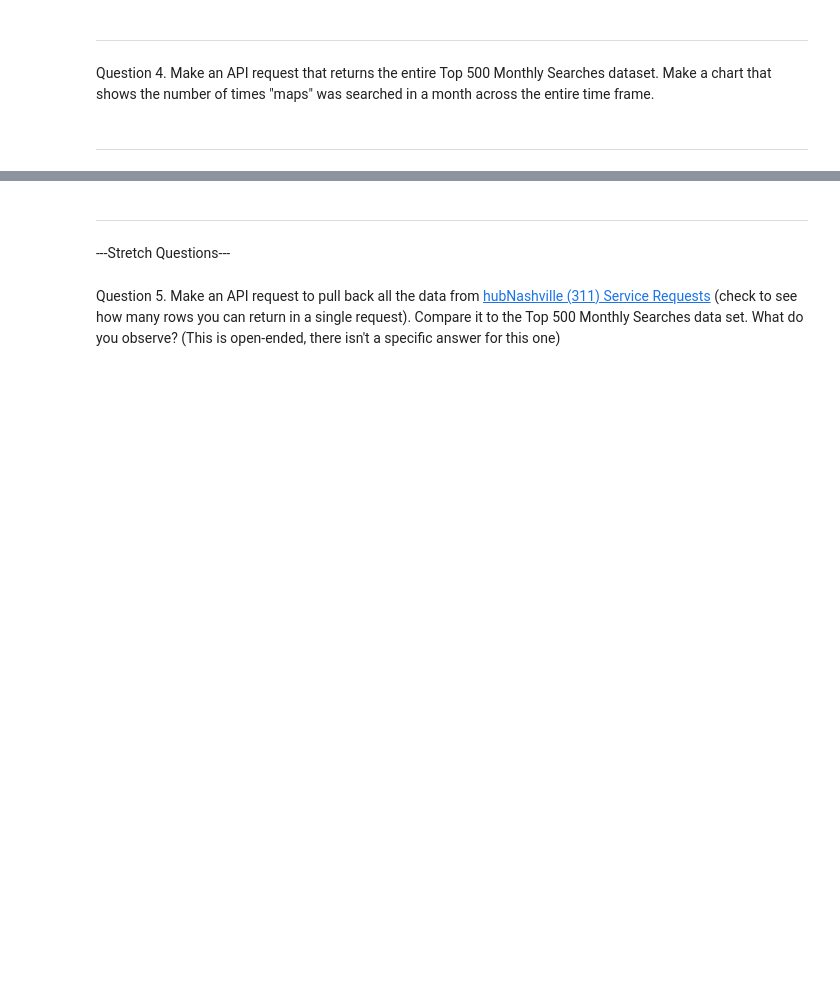
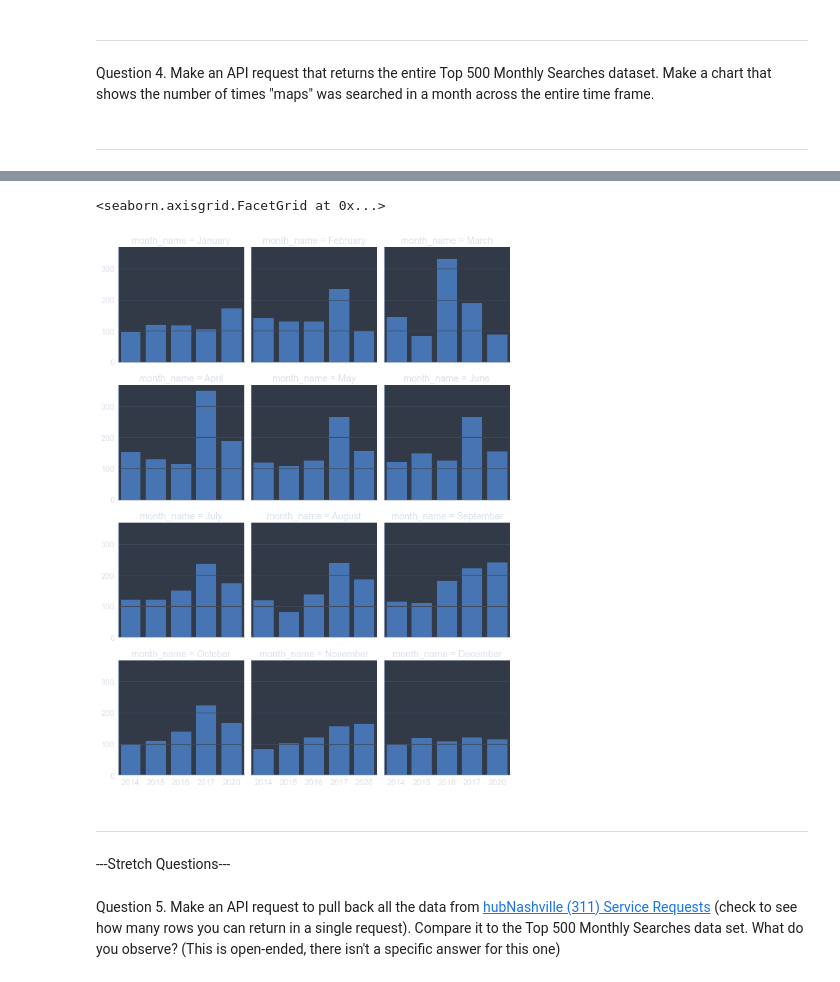
Before and after one commit to SamSitarek/socrata_api-SamSitarek, a Jupyter notebook: notebooks/soda_api.ipynb, the cells around one changed output, grey strips where cells are left out. Drawn from its saved outputs; the diff is of its cells as text; code cells hidden in the pictures; blank space fills up the shorter version.

```diff
--- a/notebooks/soda_api.ipynb
+++ b/notebooks/soda_api.ipynb
@@ -376,0 +381,2 @@ Question 4. Make an API request that returns the entire Top 500 Monthly Searches
+# %%
+maps_response=requests.get(maps_search)
@@ -376,0 +387,2 @@ Question 4. Make an API request that returns the entire Top 500 Monthly Searches
+# %%
+maps_results=maps_response.json()
@@ -376,0 +420,2 @@ Question 4. Make an API request that returns the entire Top 500 Monthly Searches
+# %%
+maps_df=pd.DataFrame.from_dict(maps_results)
@@ -376,0 +454,2 @@ Question 4. Make an API request that returns the entire Top 500 Monthly Searches
+# %%
+maps_df=maps_df.astype({'query_count': 'int32'})
@@ -377,3 +473,12 @@ Question 4. Make an API request that returns the entire Top 500 Monthly Searches
+# %%
+# maps=sns.load_dataset('maps_df')
+maps=sns.FacetGrid(maps_df, col="month_name", col_wrap=3)
+maps.map_dataframe(sns.barplot, x="year",y="query_count")
+# maps.map(sns.scatterplot,)
+# ax.title=['year']
+# %% [output]
+<seaborn.axisgrid.FacetGrid at 0x...>
+[figure, added]
 # %% [markdown]
 --------------------------------------------------------------------
 # %% [markdown]
```
Also changed, not shown: parts of 15 cells of this notebook.
